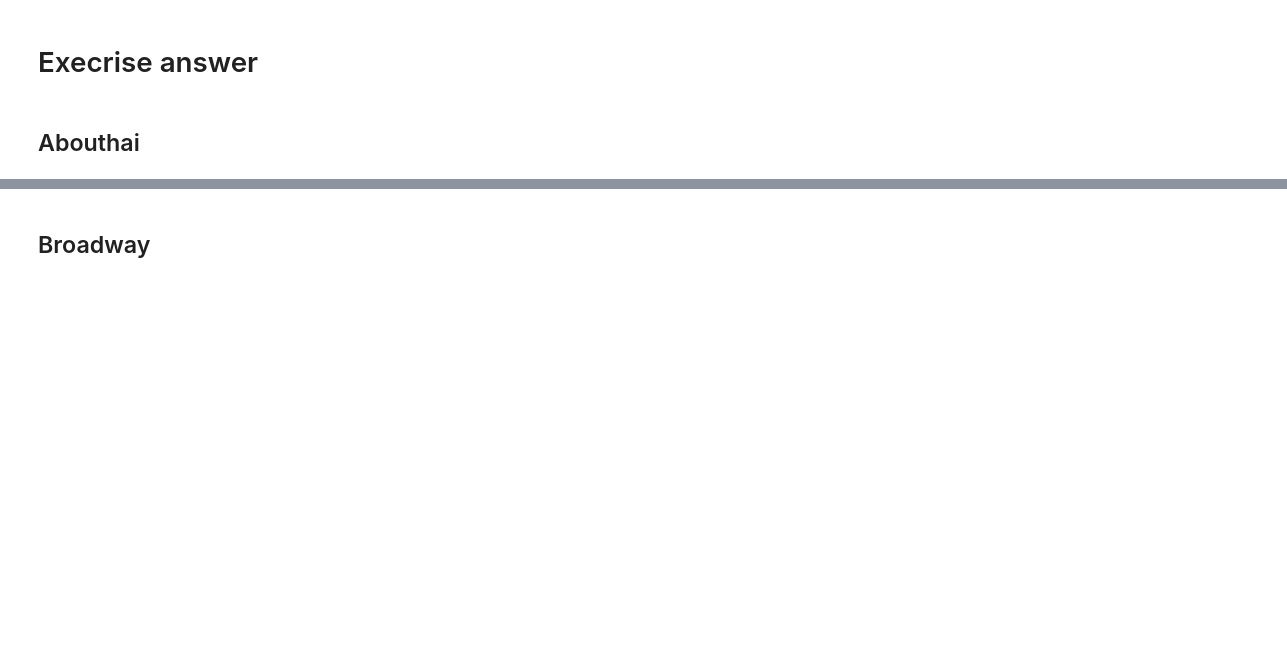
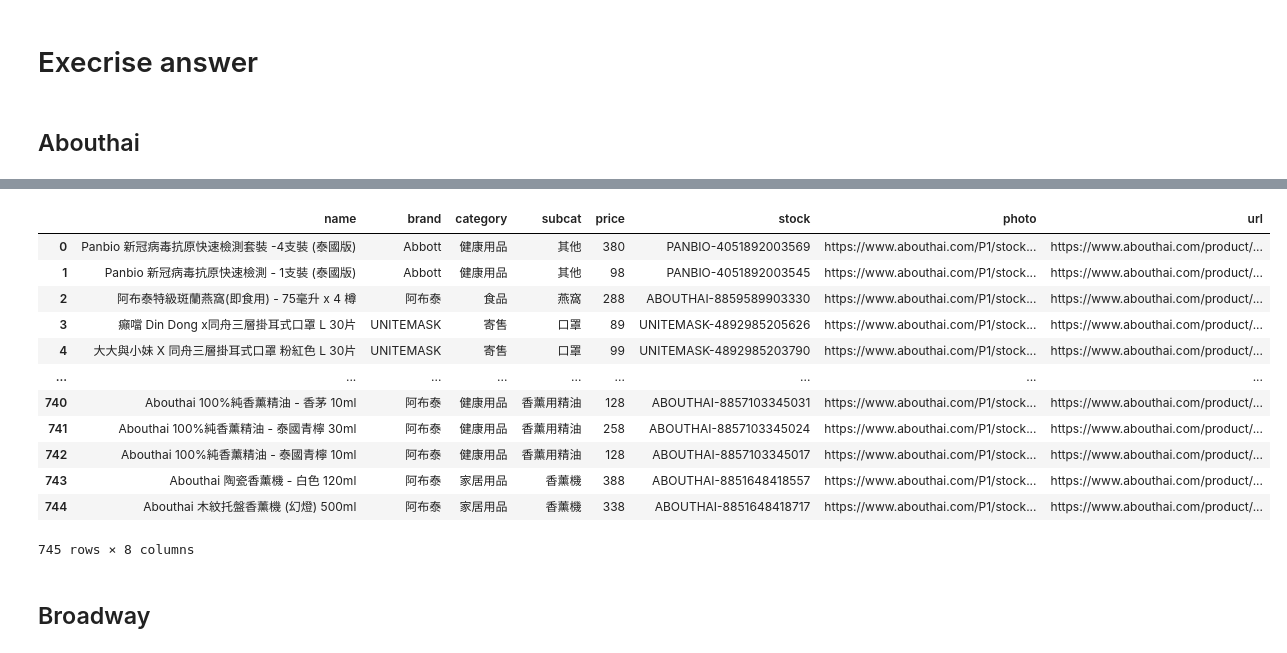
Before and after one commit to hkbu-kennycheng/comp3925, a Jupyter notebook: lab6_Advanced_feature_fetching_and_visualization.ipynb, the cells around one changed output, grey strips where cells are left out. Cells and saved outputs as stored; diff of their text form; code cells hidden in the pictures; blank space fills up the shorter version.

```diff
--- a/lab6_Advanced_feature_fetching_and_visualization.ipynb
+++ b/lab6_Advanced_feature_fetching_and_visualization.ipynb
@@ -131,3 +131,19 @@ abouthaidf['url'].tolist()
+# %%
+abouthaidf
+# %% [output]
+|  | name | brand | category | subcat | price | stock | photo | url |
+| 0 | Panbio 新冠病毒抗原快速檢測套裝 -4支裝 (泰國版) | Abbott | 健康用品 | 其他 | 380 | PANBIO-4051892003569 | https://www.abouthai.com/P1/stock... | https://www.abouthai.com/product/... |
+| 1 | Panbio 新冠病毒抗原快速檢測 - 1支裝 (泰國版) | Abbott | 健康用品 | 其他 | 98 | PANBIO-4051892003545 | https://www.abouthai.com/P1/stock... | https://www.abouthai.com/product/... |
+| 2 | 阿布泰特級斑蘭燕窩(即食用) - 75毫升 x 4 樽 | 阿布泰 | 食品 | 燕窩 | 288 | ABOUTHAI-8859589903330 | https://www.abouthai.com/P1/stock... | https://www.abouthai.com/product/... |
+| 3 | 癲噹 Din Dong x同舟三層掛耳式口罩 L 30片 | UNITEMASK | 寄售 | 口罩 | 89 | UNITEMASK-4892985205626 | https://www.abouthai.com/P1/stock... | https://www.abouthai.com/product/... |
+| 4 | 大大與小妹 X 同舟三層掛耳式口罩 粉紅色 L 30片 | UNITEMASK | 寄售 | 口罩 | 99 | UNITEMASK-4892985203790 | https://www.abouthai.com/P1/stock... | https://www.abouthai.com/product/... |
+| ... | ... | ... | ... | ... | ... | ... | ... | ... |
+| 740 | Abouthai 100%純香薰精油 - 香茅 10ml | 阿布泰 | 健康用品 | 香薰用精油 | 128 | ABOUTHAI-8857103345031 | https://www.abouthai.com/P1/stock... | https://www.abouthai.com/product/... |
+| 741 | Abouthai 100%純香薰精油 - 泰國青檸 30ml | 阿布泰 | 健康用品 | 香薰用精油 | 258 | ABOUTHAI-8857103345024 | https://www.abouthai.com/P1/stock... | https://www.abouthai.com/product/... |
+| 742 | Abouthai 100%純香薰精油 - 泰國青檸 10ml | 阿布泰 | 健康用品 | 香薰用精油 | 128 | ABOUTHAI-8857103345017 | https://www.abouthai.com/P1/stock... | https://www.abouthai.com/product/... |
+| 743 | Abouthai 陶瓷香薰機 - 白色 120ml | 阿布泰 | 家居用品 | 香薰機 | 388 | ABOUTHAI-8851648418557 | https://www.abouthai.com/P1/stock... | https://www.abouthai.com/product/... |
+| 744 | Abouthai 木紋托盤香薰機 (幻燈) 500ml | 阿布泰 | 家居用品 | 香薰機 | 338 | ABOUTHAI-8851648418717 | https://www.abouthai.com/P1/stock... | https://www.abouthai.com/product/... |
+745 rows × 8 columns
 # %% [markdown]
 ## Broadway
 # %%
```
Also changed, not shown: parts of 22 cells of this notebook.
